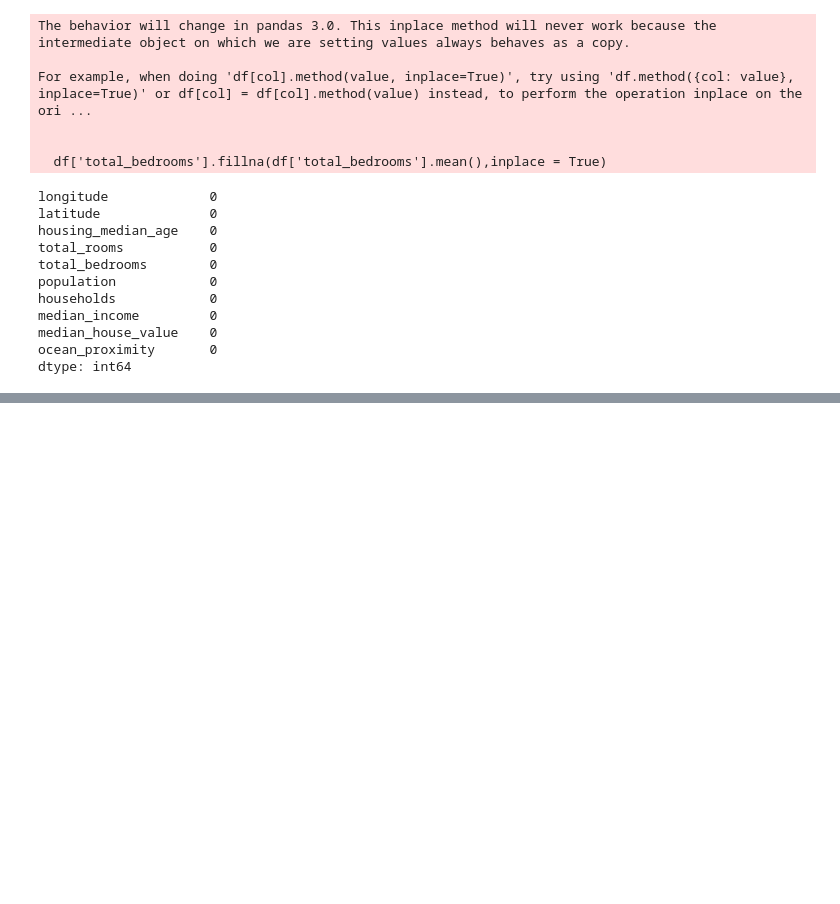
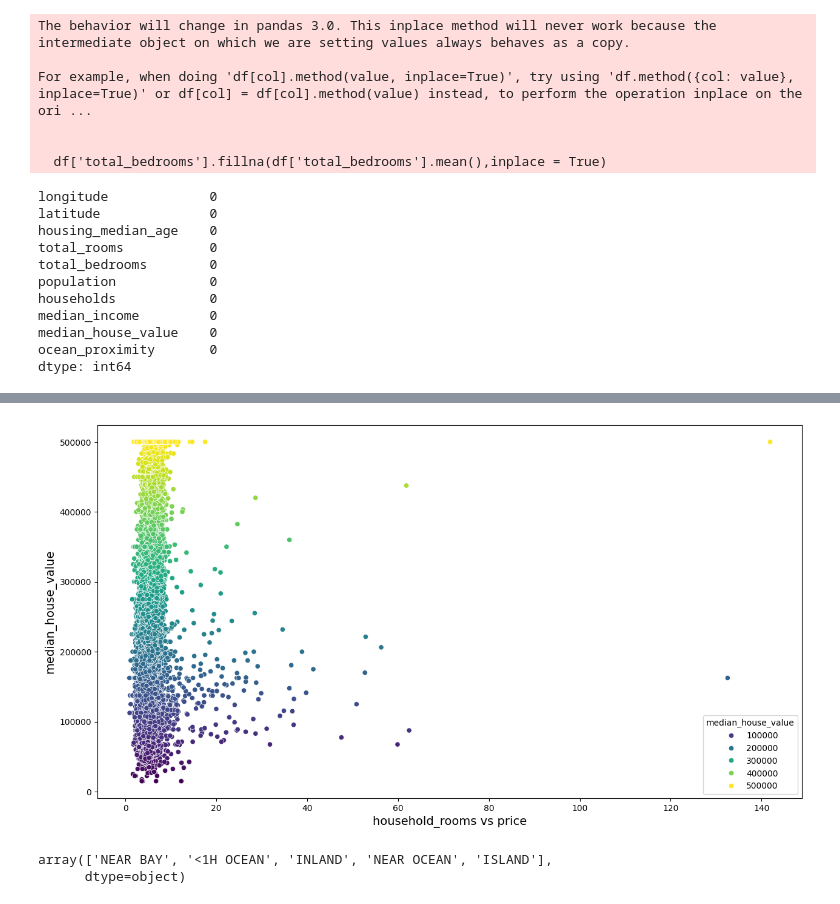
Before and after one commit to Ananthkrishnandayanithi/ML_PROJECT, a Jupyter notebook: House_predict.ipynb, the cells around one changed output, grey strips where cells are left out. Cells and saved outputs as stored; diff of their text form; code cells hidden in the pictures; blank space fills up the shorter version.

```diff
--- a/House_predict.ipynb
+++ b/House_predict.ipynb
@@ -140,0 +189,13 @@ dtype: int64
+# %%
+plt.figure(figsize=(15, 8))
+sns.scatterplot(x="household_rooms", y="median_house_value", data=df, hue="median_house_value", palette="viridis")
+plt.xlabel("household_rooms vs price", fontsize=14)
+plt.ylabel("median_house_value", fontsize=14)
+plt.show()
+# %% [output]
+[figure, added]
+# %%
+df['ocean_proximity'].unique()
+# %% [output]
+array(['NEAR BAY', '<1H OCEAN', 'INLAND', 'NEAR OCEAN', 'ISLAND'],
+      dtype=object)
```
Also changed, not shown: parts of 14 cells of this notebook.
